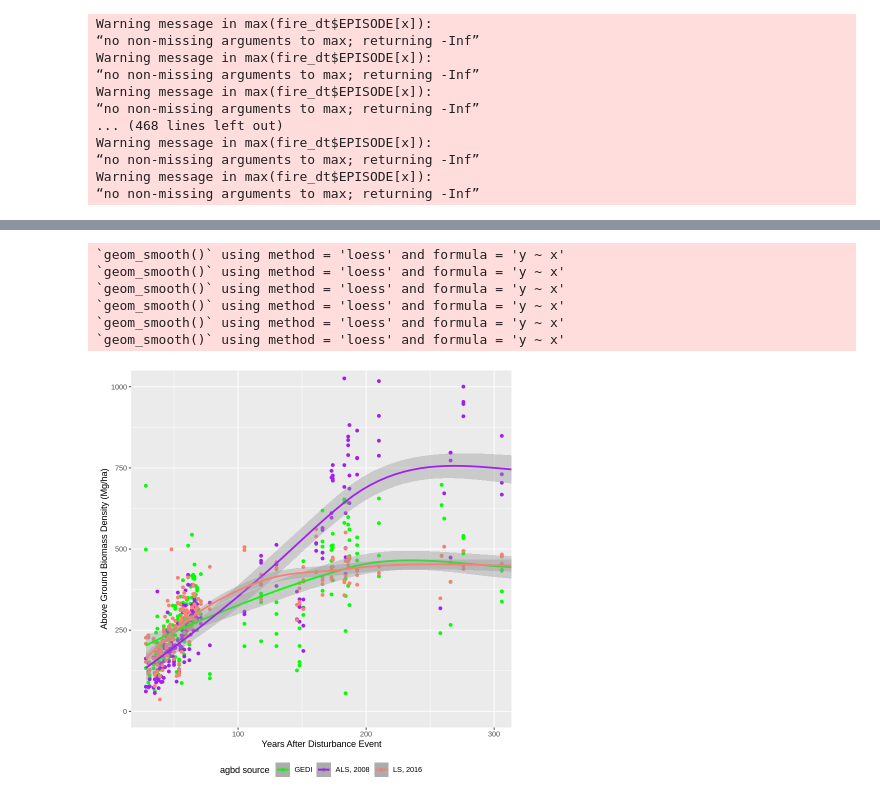
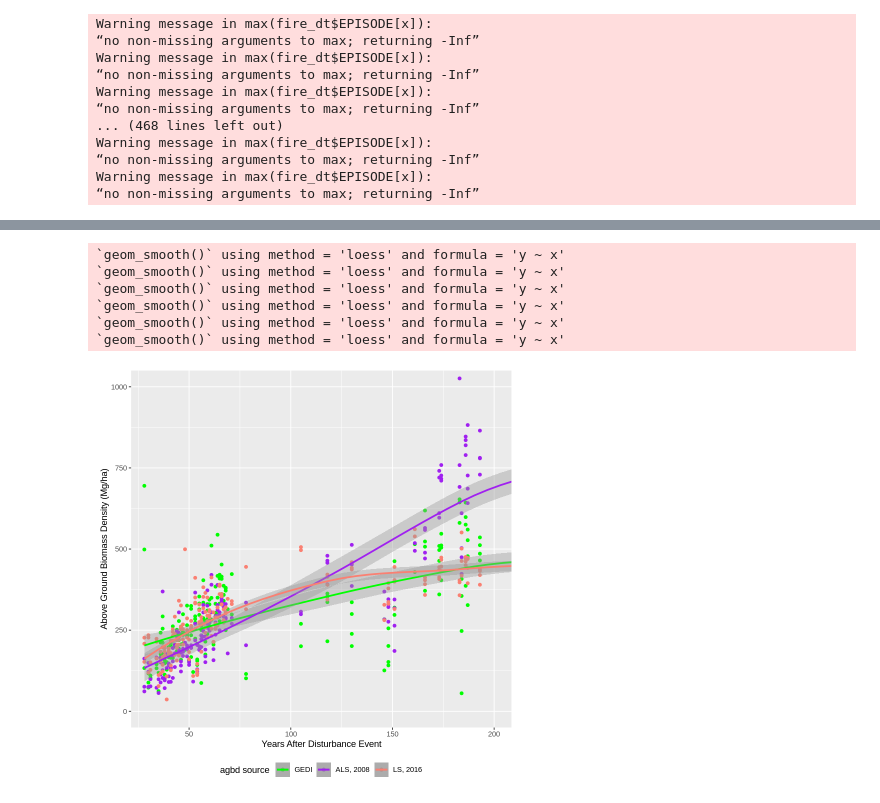
Before and after one commit to seismosmsr/machine_learning, a Jupyter notebook: gedi_analysis_HJA_analysis_v1.ipynb, the cells around one changed output, grey strips where cells are left out. Drawn from its saved outputs; the diff is of its cells as text; code cells hidden in the pictures.

```diff
--- a/gedi_analysis_HJA_analysis_v1.ipynb
+++ b/gedi_analysis_HJA_analysis_v1.ipynb
@@ -514,3 +577,8 @@ summary_dt %>% split(.,paste0(.$high_group,.$low_group)) %>% length
 Warning message in set(x, j = name, value = value):
 “Column 'intercept' does not exist to remove”
 [1] 11
+# %%
+summary_dt$slope <- as.numeric(NA)
+summary_dt$intercept <- as.numeric(NA)
+summary_dt$rate <- as.numeric(NA)
+summary_dt$n_regression <- as.numeric(NA)
@@ -517,13 +589,23 @@ Warning message in set(x, j = name, value = value):
 # %%
-summary_dt <- summary_dt %>% split(.,paste0(.$high_group,.$low_group)) %>% lapply(function(x){
-  if(nrow(x)>30){
-  x$slope <- (lm(agbd_gedi~yad,x ) %>%  summary() %>% coefficients)[2,1]
-  x$intercept <- (lm(agbd_gedi~yad,x ) %>%  summary() %>% coefficients)[1,1]
-  x$n_regression <- nrow(x)
-  # x$slope <- slope
-  return(x)}else{
-  x$slope <- NA
-  x$intercept <- NA
+summary_dt <- summary_dt %>% split(.,paste0(.$high_group,.$HUC8,.$HUC10,.$HUC12)) %>% lapply(function(x){
+  if(nrow(x)>300){
+  if((lm(agbd_gedi~yad,x[yad>=20&yad<=30] ) %>%  summary() %>% coefficients)[2,1] >0){
+      base_lm <- lm(agbd_gedi~yad,x[yad>=20&yad<=30] )
+      x$slope <- (base_lm %>%  summary() %>% coefficients)[2,1]
+      x$intercept <- ( base_lm%>%  summary() %>% coefficients)[1,1]
+      x$rate <- ((predict(base_lm,data.table(yad = 30)) %>% unlist) -(predict(base_lm,data.table(yad = 10)) %>% unlist))/20
+      x$n_regression <- nrow(x)
+      # x$slope <- slope
+      return(x)}else{
+      x$slope <- x$slope
+      x$intercept <- x$intercept
+      x$rate <- x$rate
+      x$n_regression <- nrow(x)
+      return(x)
+    }}else{
+  x$slope <- x$slope
+  x$intercept <- x$intercept
+  x$rate <- x$rate
   x$n_regression <- nrow(x)
   return(x)
   }
@@ -830,35 +1155,35 @@ hja_summary_dt[!is.na(agbd),][,list(agbd = mean(agbd,na.rm=T),mean_2003 = mean(m
   # geom_point(aes(y=mean_2003,color='MODIS 2003' %>% factor(levels = c('GEDI','ALS, 2008','MODIS 2003','LS, 2016'))) ) +
   geom_point(aes(y=mean_2008,color='ALS, 2008' %>% factor(levels = c('GEDI','ALS, 2008','MODIS 2003','LS, 2016')))  ) +
   geom_point(aes(y=mean_2016,color='LS, 2016' %>% factor(levels = c('GEDI','ALS, 2008','MODIS 2003','LS, 2016'))) )+
   # geom_abline(color='red') +
   geom_smooth( ) +
   # geom_smooth(aes(y=mean_2003,color='MODIS 2003' %>% factor(levels = c('GEDI','ALS, 2008','MODIS 2003','LS, 2016'))) ) +
   geom_smooth(aes(y=mean_2008,color='ALS, 2008' %>% factor(levels = c('GEDI','ALS, 2008','MODIS 2003','LS, 2016'))) ) +
   geom_smooth(aes(y=mean_2016,color='LS, 2016' %>% factor(levels = c('GEDI','ALS, 2008','MODIS 2003','LS, 2016'))) ) +
   # Hide the annotations
   # Manually add custom legend
   # xlim(0,20)+
   ylab("Above Ground Biomass Density (Mg/ha)")+
   # xlim(0,250)+
   xlab('Years After Disturbance Event')+
   scale_color_manual(
     values = c('GEDI' = 'green', 'MODIS 2003' = 'red', 'ALS, 2008' = 'purple', 'LS, 2016' = 'salmon'),
     name = 'agbd source',  # Changing the name of the legend here
     breaks = c('GEDI','MODIS 2003','ALS, 2008','LS, 2016'),
     labels = c('GEDI', 'MODIS 2003', 'ALS, 2008','LS, 2016'),
     position = 'bottom') +
-    coord_cartesian(xlim = c(30, 300), ylim = c(0, 1000))+
+    coord_cartesian(xlim = c(30, 200), ylim = c(0, 1000))+
   theme(legend.position = 'bottom')
 
 ggsave("/content/graphics/HJA_recovery.jpg",height = 6, width = 8)
 # %% [output]
 `geom_smooth()` using method = 'loess' and formula = 'y ~ x'
 `geom_smooth()` using method = 'loess' and formula = 'y ~ x'
 `geom_smooth()` using method = 'loess' and formula = 'y ~ x'
 `geom_smooth()` using method = 'loess' and formula = 'y ~ x'
 `geom_smooth()` using method = 'loess' and formula = 'y ~ x'
 `geom_smooth()` using method = 'loess' and formula = 'y ~ x'
-[figure, old version]
+[figure, new version]
 # %%
 summary_dt[!is.na(group_quantile) & !is.na(HUC8) &n_group>30 &n>5][]
 
```
Also changed, not shown: parts of 56 cells of this notebook.
